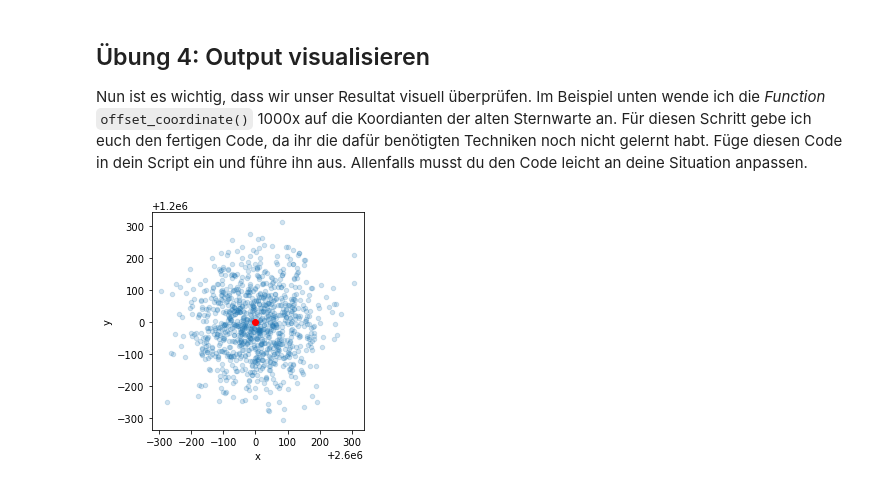
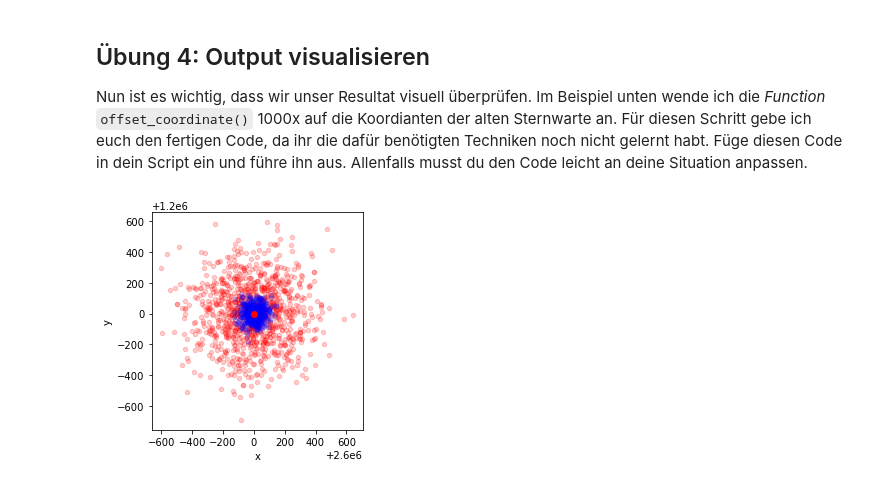
Before and after one commit to ratnavis/codingingis, a Jupyter notebook: 02_04_Einzelpunkt_Verschieben.ipynb, the cells around one changed output. Cells and saved outputs as stored; diff of their text form; code cells hidden in the pictures.

```diff
--- a/02_04_Einzelpunkt_Verschieben.ipynb
+++ b/02_04_Einzelpunkt_Verschieben.ipynb
@@ -98,11 +71,16 @@ offset_coordinate(x, 100)
 Nun ist es wichtig, dass wir unser Resultat visuell überprüfen. Im Beispiel unten wende ich die *Function* `offset_coordinate()` 1000x auf die Koordianten der alten Sternwarte an. Für diesen Schritt gebe ich euch den fertigen Code, da ihr die dafür benötigten Techniken noch nicht gelernt habt. Füge diesen Code in dein Script ein und führe ihn aus. Allenfalls musst du den Code leicht an deine Situation anpassen.
 # %%
 from matplotlib import pyplot as plt
+import pandas as pd
 
-fig = pd.DataFrame({"x":[offset_coordinate(x) for rand in range(1,1000)], "y": [offset_coordinate(y) for rand in range(1,1000)]}).plot.scatter("x","y", alpha = 0.2)
+
+fig = pd.DataFrame({"x":[offset_coordinate(x, 200) for rand in range(1,1000)], "y": [offset_coordinate(y, 200) for rand in range(1,1000)]}).plot.scatter("x","y", color = "red", alpha = 0.2)
+
+
+pd.DataFrame({"x":[offset_coordinate(x, 50) for rand in range(1,500)], "y": [offset_coordinate(y, 50) for rand in range(1,500)]}).plot.scatter("x","y", color = "blue", alpha = 0.2, ax = fig)
 
 plt.scatter(x,y, c = "red")
-fig.axis("scaled")
+fig.set_aspect("equal", "box")
 plt.show()
 # %% [output]
-[figure, old version]
+[figure, new version]
```
Also changed, not shown: parts of 12 cells of this notebook, 19 other files.
